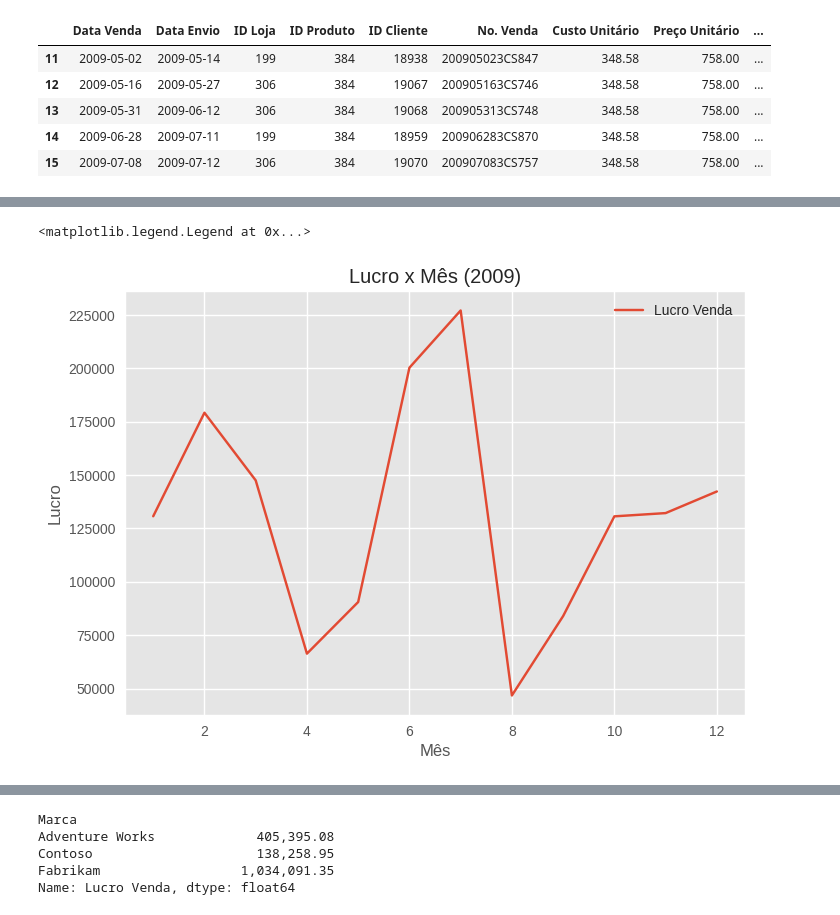
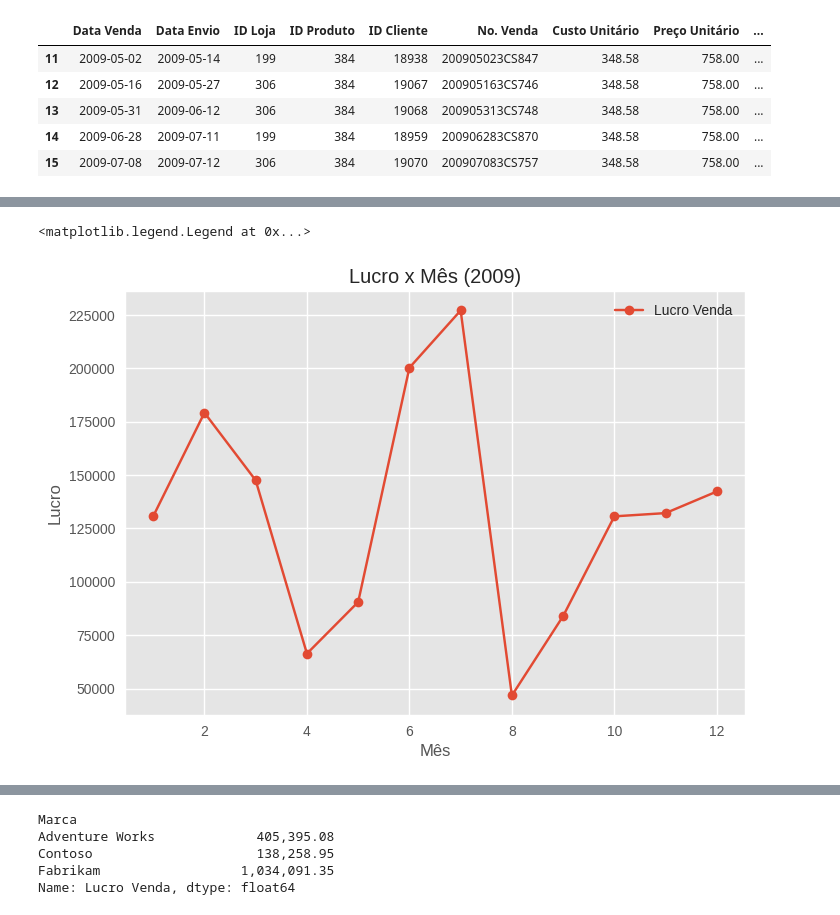
Before and after one commit to murilomarsoli/AnaliseExpDadosAdvWorks, a Jupyter notebook: AnaliseExploratoriaAdvWorks.ipynb, the cells around one changed output, grey strips where cells are left out. Saved outputs shown, nothing was run; the diff lists cells and outputs as text; code cells hidden in the pictures.

```diff
--- a/AnaliseExploratoriaAdvWorks.ipynb
+++ b/AnaliseExploratoriaAdvWorks.ipynb
@@ -310,13 +310,13 @@ Name: Lucro Venda, dtype: float64
 # %%
 # Gráfico de linha do lucro mensal da empresa no ano de 2009
 
-df_2009.groupby(df["Data Venda"].dt.month)["Lucro Venda"].sum().plot(title="Lucro x Mês (2009)")
+df_2009.groupby(df["Data Venda"].dt.month)["Lucro Venda"].sum().plot(title="Lucro x Mês (2009)", marker="o")
 plt.xlabel("Mês")
 plt.ylabel("Lucro")
 plt.legend()
 # %% [output]
 <matplotlib.legend.Legend at 0x...>
-[figure, old version]
+[figure, new version]
 # %%
 df.dtypes
 # %% [output]
```
